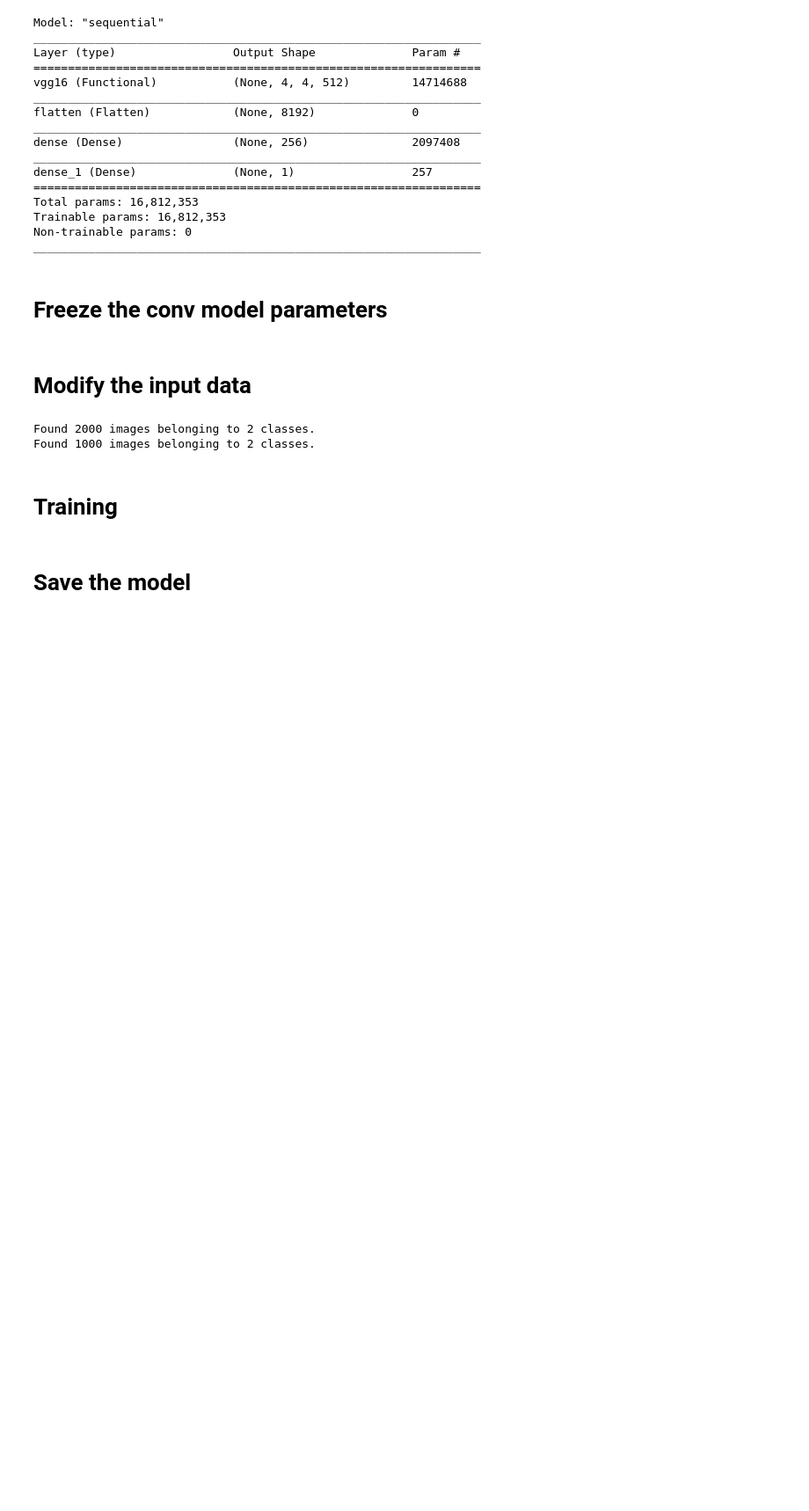
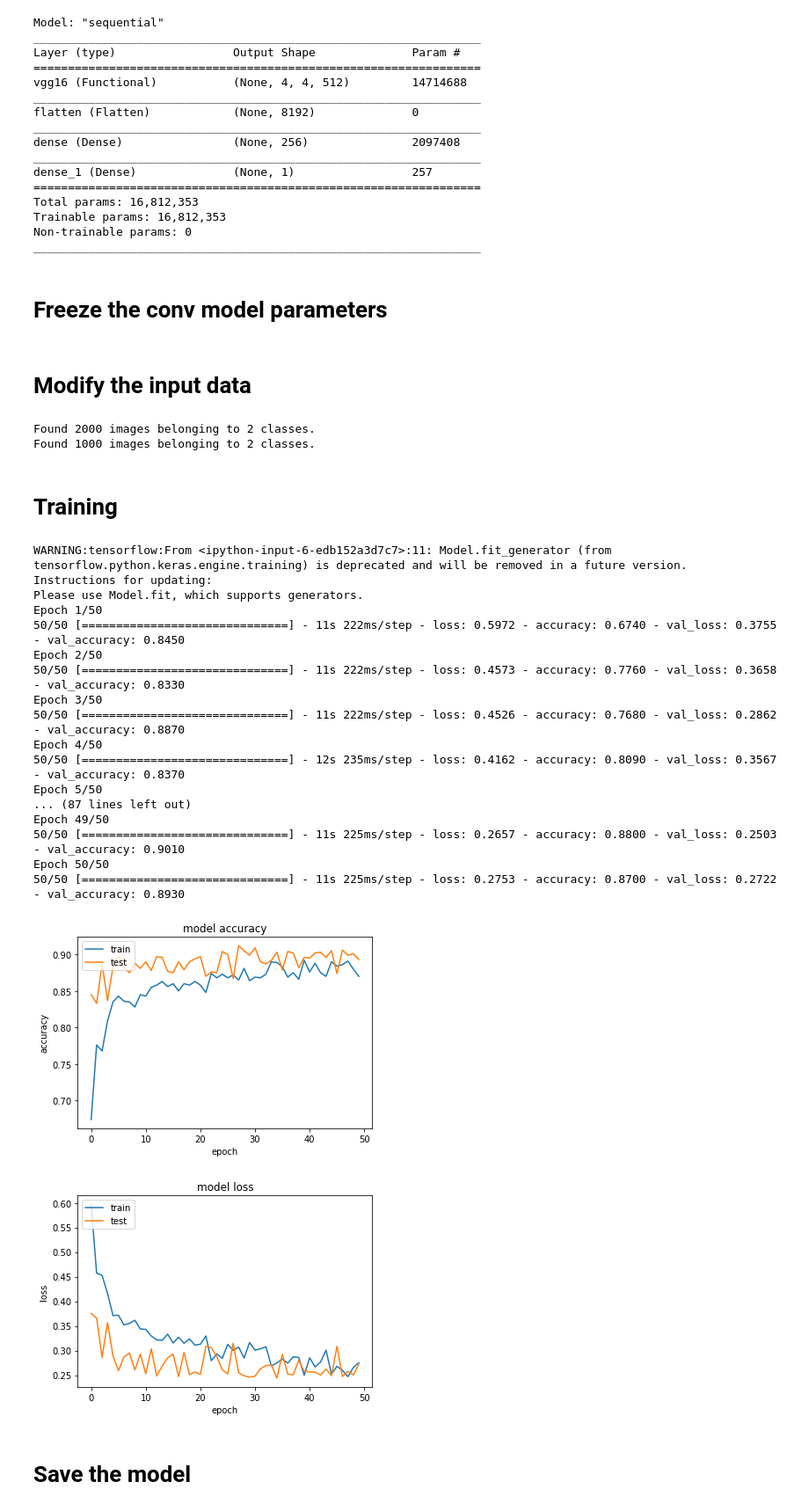
Before and after one commit to naonaorange/tensorflow_samples, a Jupyter notebook: cnn_dog_vs_cat_using_vgg_conv_model.ipynb, the cells around one changed output. Shown at 88% size. Saved outputs shown, nothing was run; the diff lists cells and outputs as text; code cells hidden in the pictures; blank space fills up the shorter version.

```diff
--- a/cnn_dog_vs_cat_using_vgg_conv_model.ipynb
+++ b/cnn_dog_vs_cat_using_vgg_conv_model.ipynb
@@ -110,13 +110,13 @@ test_datagen = ImageDataGenerator(rescale=1./255)
 train_generator = train_datagen.flow_from_directory(
         train_dir,
         target_size=(150, 150),
-        batch_size=32,
+        batch_size=20,
         class_mode='binary')
 
 validation_generator = test_datagen.flow_from_directory(
         validation_dir,
         target_size=(150, 150),
-        batch_size=32,
+        batch_size=20,
         class_mode='binary')
 # %% [output]
 Found 2000 images belonging to 2 classes.
@@ -126,35 +126,52 @@ Found 1000 images belonging to 2 classes.
 # %%
 from tensorflow.keras import optimizers
 
 model.compile(loss='binary_crossentropy',
               optimizer=optimizers.RMSprop(lr=1e-4),
               metrics=['accuracy'])
 
 training = model.fit_generator(
       train_generator,
-      #steps_per_epoch=100,
-      steps_per_epoch=10,
-      #epochs=100,
-      epochs=10,
-      validation_data=validation_generator,
-      validation_steps=50)
+      steps_per_epoch=50,
+      epochs=50,
+      validation_data=validation_generator)
 
 #正答率
 plt.plot(training.history['accuracy'])
 plt.plot(training.history['val_accuracy'])
 plt.title('model accuracy')
 plt.ylabel('accuracy')
 plt.xlabel('epoch')
 plt.legend(['train', 'test'], loc='upper left')
 plt.show()
 #loss
 plt.plot(training.history['loss'])
 plt.plot(training.history['val_loss'])
 plt.title('model loss')
 plt.ylabel('loss')
 plt.xlabel('epoch')
 plt.legend(['train', 'test'], loc='upper left')
 plt.show()
+# %% [output]
+WARNING:tensorflow:From <ipython-input-6-edb152a3d7c7>:11: Model.fit_generator (from tensorflow.python.keras.engine.training) is deprecated and will be removed in a future version.
+Instructions for updating:
+Please use Model.fit, which supports generators.
+Epoch 1/50
+50/50 [==============================] - 11s 222ms/step - loss: 0.5972 - accuracy: 0.6740 - val_loss: 0.3755 - val_accuracy: 0.8450
+Epoch 2/50
+50/50 [==============================] - 11s 222ms/step - loss: 0.4573 - accuracy: 0.7760 - val_loss: 0.3658 - val_accuracy: 0.8330
+Epoch 3/50
+50/50 [==============================] - 11s 222ms/step - loss: 0.4526 - accuracy: 0.7680 - val_loss: 0.2862 - val_accuracy: 0.8870
+Epoch 4/50
+50/50 [==============================] - 12s 235ms/step - loss: 0.4162 - accuracy: 0.8090 - val_loss: 0.3567 - val_accuracy: 0.8370
+Epoch 5/50
+... (87 lines left out)
+Epoch 49/50
+50/50 [==============================] - 11s 225ms/step - loss: 0.2657 - accuracy: 0.8800 - val_loss: 0.2503 - val_accuracy: 0.9010
+Epoch 50/50
+50/50 [==============================] - 11s 225ms/step - loss: 0.2753 - accuracy: 0.8700 - val_loss: 0.2722 - val_accuracy: 0.8930
+[figure, added]
+[figure, added]
 # %% [markdown]
 # Save the model
 # %%
```
Also changed, not shown: parts of 4 cells of this notebook, 27 other files.
